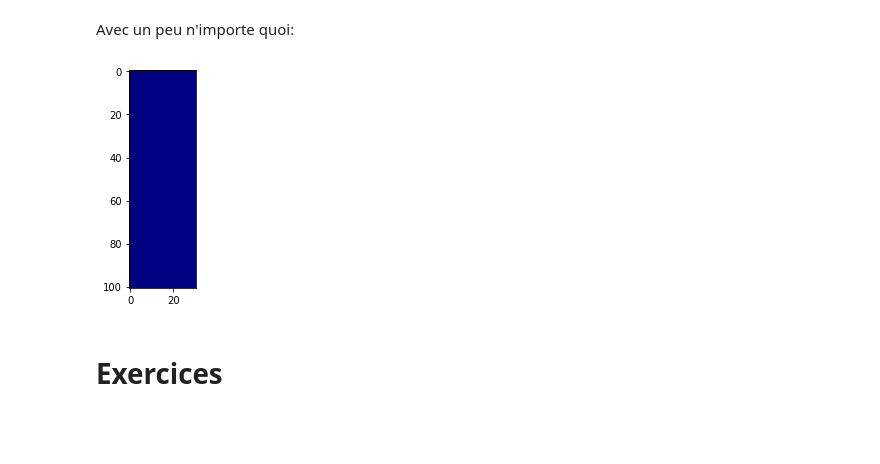
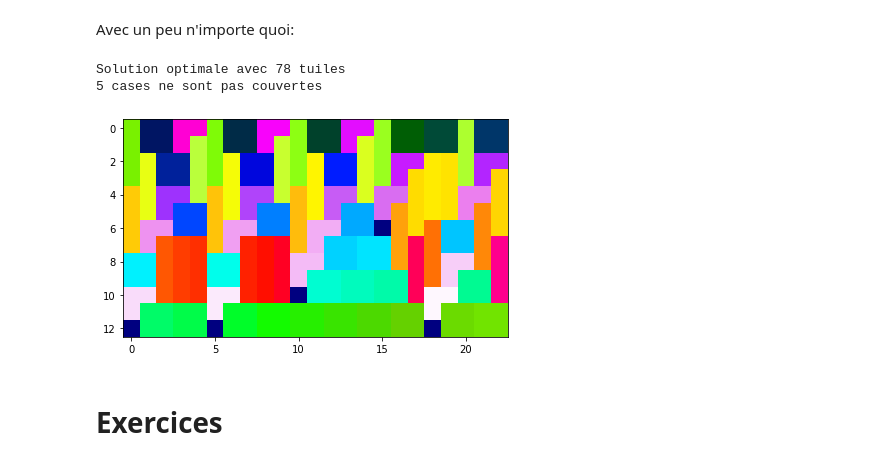
Before and after one commit to fortierq/Pavage, a Jupyter notebook: pavage.ipynb, the cells around one changed output. Cells and saved outputs as stored; diff of their text form; code cells hidden in the pictures; blank space fills up the shorter version.

```diff
--- a/pavage.ipynb
+++ b/pavage.ipynb
@@ -106,9 +106,11 @@ Solution optimale avec 6 tuiles
 # %% [markdown]
 Avec un peu n'importe quoi:
 # %%
-solve([C, I, L], 101, 31)
+solve([C, I, L], 13, 23)
 # %% [output]
+Solution optimale avec 78 tuiles
+5 cases ne sont pas couvertes
-[figure, old version]
+[figure, new version]
 # %% [markdown]
 # Exercices
 # %% [markdown]
```
